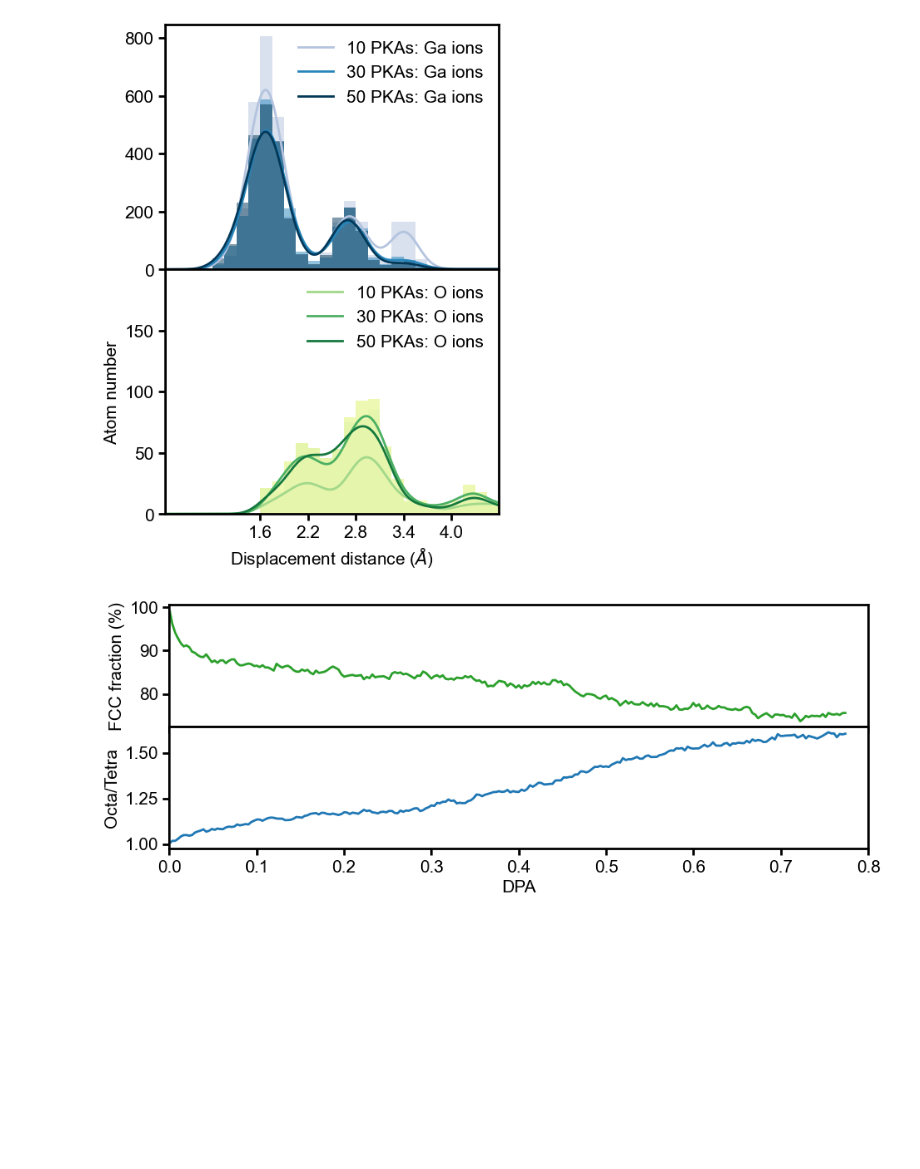
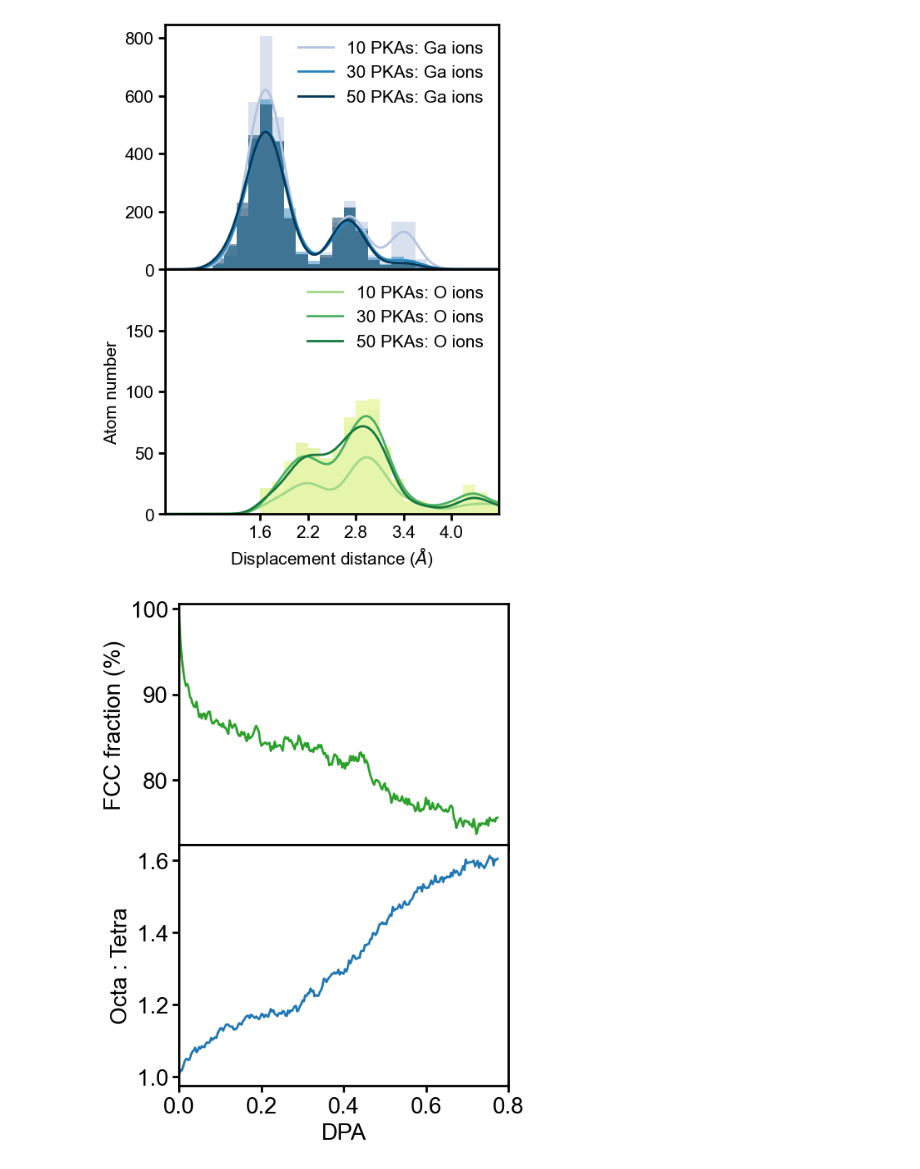
Before and after one commit to HE-RU10/ga2o3, a Jupyter notebook: Overlapping_anneal_msd.ipynb, the cells around one changed output. Drawn from its saved outputs; the diff is of its cells as text; code cells hidden in the pictures; blank space fills up the shorter version.

```diff
--- a/Overlapping_anneal_msd.ipynb
+++ b/Overlapping_anneal_msd.ipynb
@@ -695,35 +695,35 @@ plt.xticks([1.6,2.2,2.8,3.4,4])
 # %%
 plt.rcParams['axes.linewidth'] = 2
 plt.rcParams['axes.edgecolor'] = 'black'
 plt.rcParams["font.family"] = "arial"
-fig, axs = plt.subplots(2, 1,figsize=(8.6,3),sharex=True)
+fig, axs =plt.subplots(2, 1,figsize=(4.1,6),sharex=True)
 plt.subplots_adjust(left=0.01, right=0.99, bottom=0.01, top=0.99, wspace=0, hspace=0)
 path='/Users/ruhe/Desktop/ga2o3/overlapping/overlapping_anneal/1000K_100ps/oct_tetra'
 os.chdir(path)
 df=pd.read_csv('t_o_fcc',sep=' ')
 df = df.drop(df.columns[-1], axis=1)
 
 df.columns=['tetra','oct','fcc']
 df['o_t']=df['oct']/df['tetra']
 df['fcc']=df['fcc']/81920/0.6*100
 df['PKA']=np.array([i+1 for i in range(0,2410,10) ])
 dpa=np.zeros(len(df['PKA']))
 for i in range(len(df['PKA'])):
     dpa[i]=DPA(1500,df['PKA'][i],193.294,81920,TDEga2o3)
 df['DPA']=dpa
 df.drop(df.index[86], inplace=True)
 
 #plt.plot(df['DPA'],df['o_t'])
 axs[0].plot(df['DPA'],df['fcc'],linewidth=2,color='C2')
 axs[1].plot(df['DPA'],df['o_t'],linewidth=2,color='C0')
-axs[1].set_xlabel('DPA',fontsize=15)
-axs[1].set_ylabel('Octa/Tetra',fontsize=15)
-axs[0].set_ylabel('FCC fraction (%)',fontsize=15)
+axs[1].set_xlabel('DPA',fontsize=20)
+axs[1].set_ylabel('Octa : Tetra',fontsize=20)
+axs[0].set_ylabel('FCC fraction (%)',fontsize=20)
 axs[1].grid(False)
 # Set the desired x-axis limits
 axs[1].set_xlim(0, 0.8)# Replace x_min and x_max with your desired range
-axs[0].tick_params( width=2,length=6,labelsize=15)
-axs[1].tick_params( width=2,length=6,labelsize=15)
+axs[0].tick_params( width=2,length=6,labelsize=20)
+axs[1].tick_params( width=2,length=6,labelsize=20)
 plt.savefig('/Users/ruhe/Desktop/overlapping3-3', format='svg')
 # %% [output]
-[figure, old version]
+[figure, new version]
```
Also changed, not shown: parts of 3 cells of this notebook.
